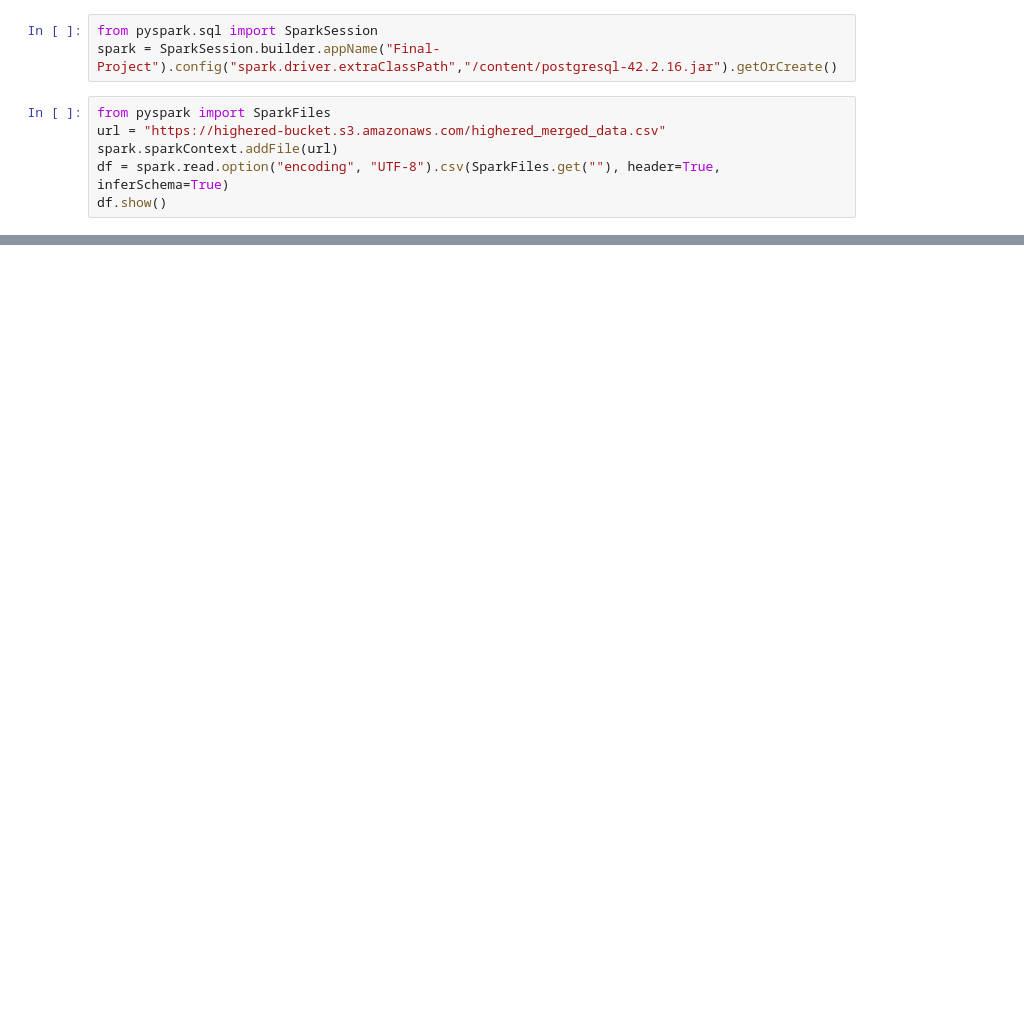
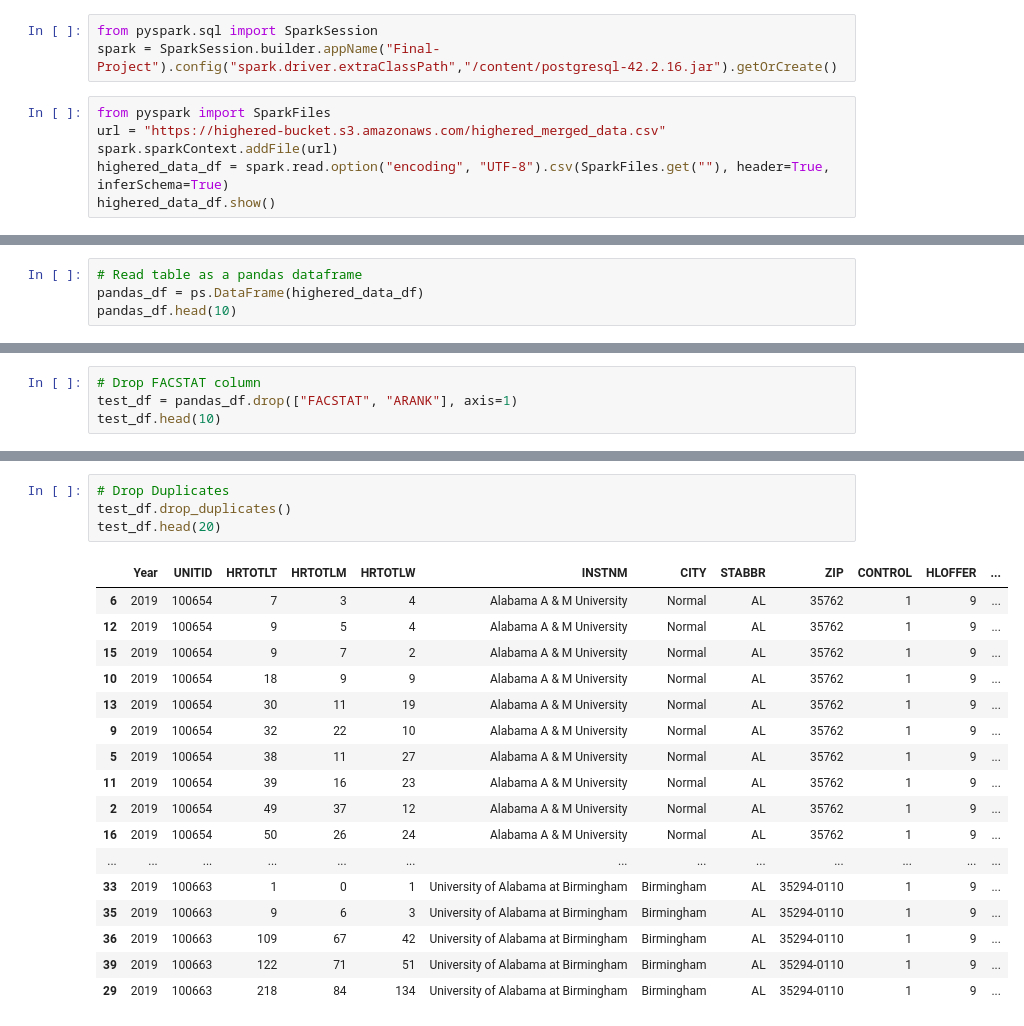
Before and after one commit to davidbowen87/higher_education, a Jupyter notebook: Highered_database_ETL.ipynb, the cells around one changed output, grey strips where cells are left out. Drawn from its saved outputs; the diff is of its cells as text; blank space fills up the shorter version.

```diff
--- a/Highered_database_ETL.ipynb
+++ b/Highered_database_ETL.ipynb
@@ -66,8 +59,8 @@ spark = SparkSession.builder.appName("Final-Project").config("spark.driver.extra
 from pyspark import SparkFiles
 url = "https://highered-bucket.s3.amazonaws.com/highered_merged_data.csv"
 spark.sparkContext.addFile(url)
-df = spark.read.option("encoding", "UTF-8").csv(SparkFiles.get(""), header=True, inferSchema=True)
-df.show()
+highered_data_df = spark.read.option("encoding", "UTF-8").csv(SparkFiles.get(""), header=True, inferSchema=True)
+highered_data_df.show()
 # %% [output]
 +----+------+-------+-----+-------+-------+-------+--------------------+------+------+-----+-------+-------+--------+----------+---------+
 |Year|UNITID|FACSTAT|ARANK|HRTOTLT|HRTOTLM|HRTOTLW|              INSTNM|  CITY|STABBR|  ZIP|CONTROL|HLOFFER|INSTSIZE|  LONGITUD| LATITUDE|
@@ -88,0 +87,4 @@ only showing top 20 rows
+# %%
+# Read table as a pandas dataframe
+pandas_df = ps.DataFrame(highered_data_df)
+pandas_df.head(10)
@@ -88,0 +103,4 @@ only showing top 20 rows
+# %%
+# Drop FACSTAT column
+test_df = pandas_df.drop(["FACSTAT", "ARANK"], axis=1)
+test_df.head(10)
@@ -88,0 +119,22 @@ only showing top 20 rows
+# %%
+# Drop Duplicates
+test_df.drop_duplicates()
+test_df.head(20)
+# %% [output]
+|  | Year | UNITID | HRTOTLT | HRTOTLM | HRTOTLW | INSTNM | CITY | STABBR | ZIP | CONTROL | HLOFFER | ... |
+| 6 | 2019 | 100654 | 7 | 3 | 4 | Alabama A & M University | Normal | AL | 35762 | 1 | 9 | ... |
+| 12 | 2019 | 100654 | 9 | 5 | 4 | Alabama A & M University | Normal | AL | 35762 | 1 | 9 | ... |
+| 15 | 2019 | 100654 | 9 | 7 | 2 | Alabama A & M University | Normal | AL | 35762 | 1 | 9 | ... |
+| 10 | 2019 | 100654 | 18 | 9 | 9 | Alabama A & M University | Normal | AL | 35762 | 1 | 9 | ... |
+| 13 | 2019 | 100654 | 30 | 11 | 19 | Alabama A & M University | Normal | AL | 35762 | 1 | 9 | ... |
+| 9 | 2019 | 100654 | 32 | 22 | 10 | Alabama A & M University | Normal | AL | 35762 | 1 | 9 | ... |
+| 5 | 2019 | 100654 | 38 | 11 | 27 | Alabama A & M University | Normal | AL | 35762 | 1 | 9 | ... |
+| 11 | 2019 | 100654 | 39 | 16 | 23 | Alabama A & M University | Normal | AL | 35762 | 1 | 9 | ... |
+| 2 | 2019 | 100654 | 49 | 37 | 12 | Alabama A & M University | Normal | AL | 35762 | 1 | 9 | ... |
+| 16 | 2019 | 100654 | 50 | 26 | 24 | Alabama A & M University | Normal | AL | 35762 | 1 | 9 | ... |
+| ... | ... | ... | ... | ... | ... | ... | ... | ... | ... | ... | ... | ... |
+| 33 | 2019 | 100663 | 1 | 0 | 1 | University of Alabama at Birmingham | Birmingham | AL | 35294-0110 | 1 | 9 | ... |
+| 35 | 2019 | 100663 | 9 | 6 | 3 | University of Alabama at Birmingham | Birmingham | AL | 35294-0110 | 1 | 9 | ... |
+| 36 | 2019 | 100663 | 109 | 67 | 42 | University of Alabama at Birmingham | Birmingham | AL | 35294-0110 | 1 | 9 | ... |
+| 39 | 2019 | 100663 | 122 | 71 | 51 | University of Alabama at Birmingham | Birmingham | AL | 35294-0110 | 1 | 9 | ... |
+| 29 | 2019 | 100663 | 218 | 84 | 134 | University of Alabama at Birmingham | Birmingham | AL | 35294-0110 | 1 | 9 | ... |
```
Also changed, not shown: parts of 17 cells of this notebook.
